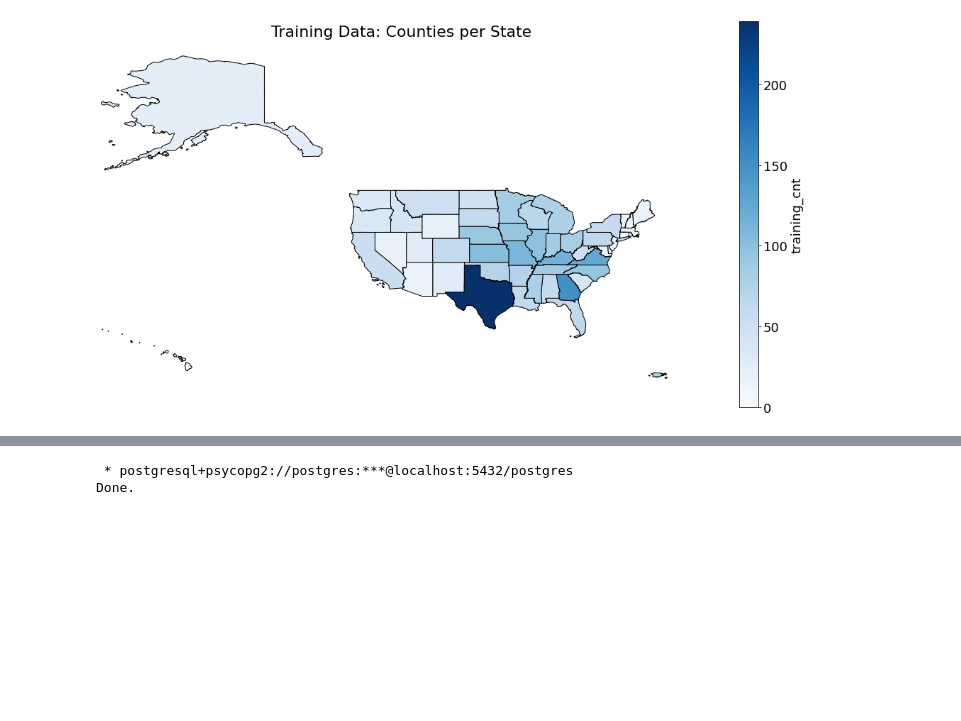
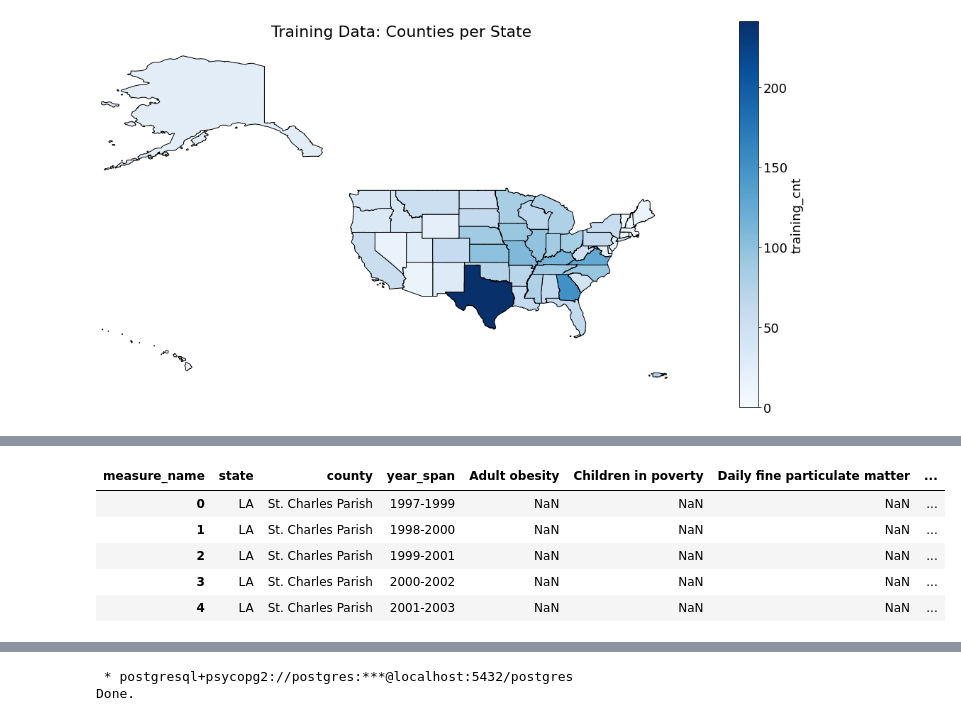
Before and after one commit to Xuehong-pdx/Collaborative-Projects, a Jupyter notebook: county_health_preprocessing.ipynb, the cells around one changed output, grey strips where cells are left out. Saved outputs shown, nothing was run; the diff lists cells and outputs as text; code cells hidden in the pictures; blank space fills up the shorter version.

```diff
--- a/county_health_preprocessing.ipynb
+++ b/county_health_preprocessing.ipynb
@@ -492,0 +573,5 @@ make_map_usa(usa, col2plot, title=title)
+# %%
+# Pivot year_span, which is part of column multi-index in df_train, so
+# it is part of the row multi-index such that each row is defined
+# by state, county, and year_span indices in df_train_year
+df_train_year = df_train.stack()
@@ -492,0 +600,4 @@ make_map_usa(usa, col2plot, title=title)
+# %%
+# Convert all measure raw values to floats
+for col in df_train_year.columns:
+    df_train_year[col] = df_train_year[col].astype('float')
@@ -492,0 +626,12 @@ make_map_usa(usa, col2plot, title=title)
+# %%
+# Reset the row index so that state, county, and year are each columns in the df
+df_train_year.reset_index(inplace=True)
+# %%
+df_train_year.head()
+# %% [output]
+| measure_name | state | county | year_span | Adult obesity | Children in poverty | Daily fine particulate matter | ... |
+| 0 | LA | St. Charles Parish | 1997-1999 | NaN | NaN | NaN | ... |
+| 1 | LA | St. Charles Parish | 1998-2000 | NaN | NaN | NaN | ... |
+| 2 | LA | St. Charles Parish | 1999-2001 | NaN | NaN | NaN | ... |
+| 3 | LA | St. Charles Parish | 2000-2002 | NaN | NaN | NaN | ... |
+| 4 | LA | St. Charles Parish | 2001-2003 | NaN | NaN | NaN | ... |
```
Also changed, not shown: parts of 40 cells of this notebook, 1 other file.
